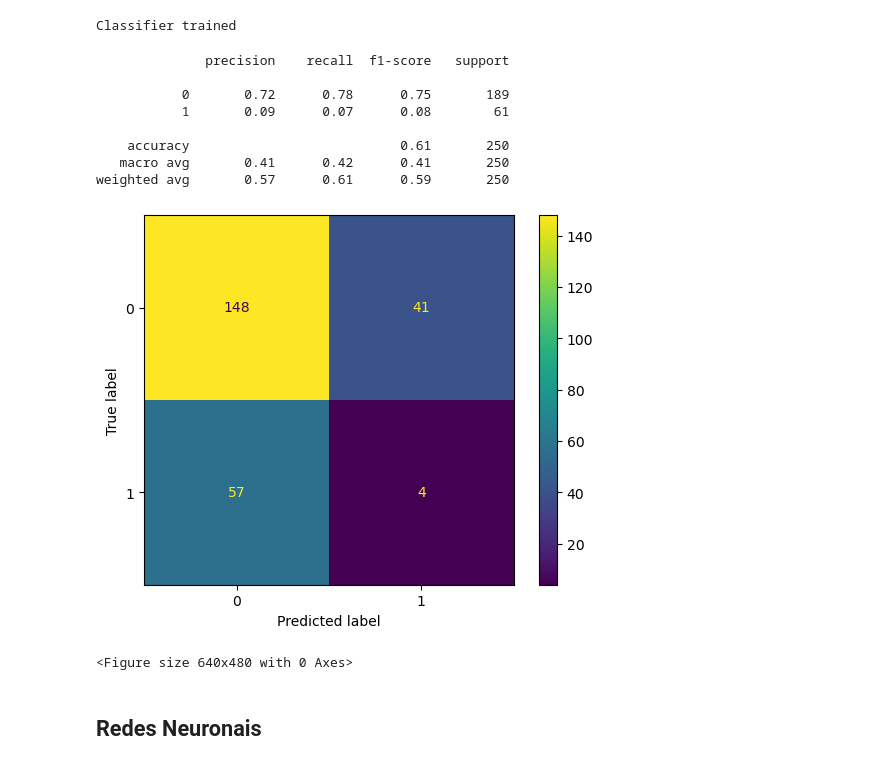
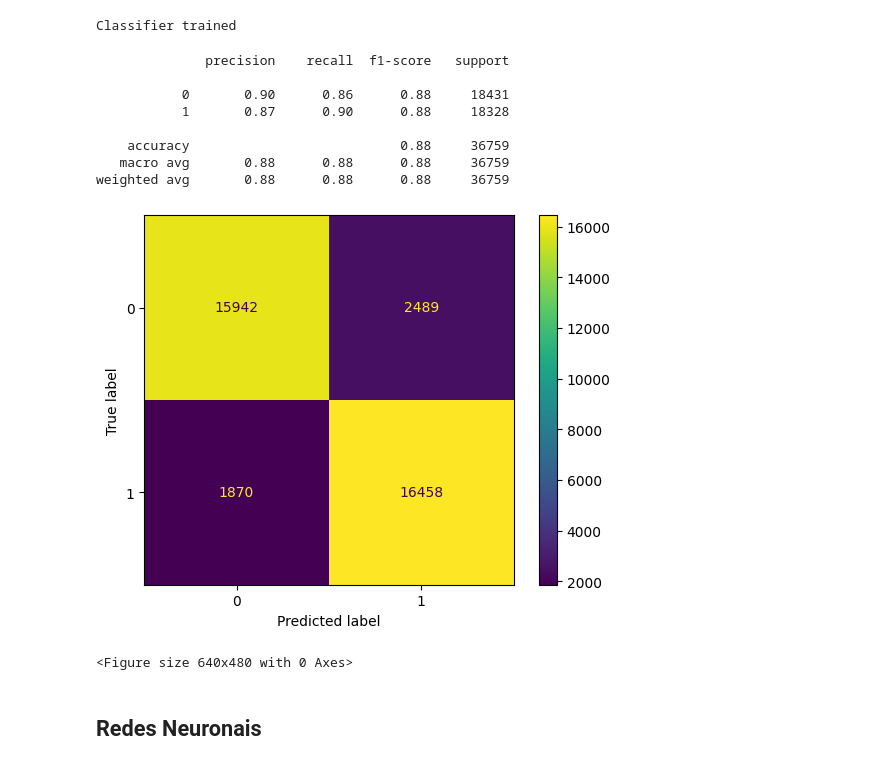
Before and after one commit to pedroojanuu/galaxy, a Jupyter notebook: algorithms_complete.ipynb, the cells around one changed output. Saved outputs shown, nothing was run; the diff lists cells and outputs as text; code cells hidden in the pictures.

```diff
--- a/algorithms_complete.ipynb
+++ b/algorithms_complete.ipynb
@@ -181,24 +197,33 @@ svm = SVC(
 
 trained_svm = train_classifier(
     svm,
-    inputs_over_sampl_normalized,
-    labels_over_sampl_normalized,
+    # training_inputs_under_sampl_normalized,
+    # training_classes_under_sampl_normalized,
+    training_inputs_over_sampl_normalized,
+    training_classes_over_sampl_normalized,
 )
+
+# trained_svm = train_classifier(
+#     svm,
+#     training_inputs_under_sampl_normalized,
+#     training_classes_under_sampl_normalized,
+# )
 # %% [output]
 Classifier trained
-# %%
-print_classification_report(trained_svm, testing_inputs, testing_classes, "svm.png", False)
-# %% [output]
-              precision    recall  f1-score   support
-
-           0       0.72      0.78      0.75       189
-           1       0.09      0.07      0.08        61
-
-    accuracy                           0.61       250
-   macro avg       0.41      0.42      0.41       250
-weighted avg       0.57      0.61      0.59       250
-[figure, removed]
-<Figure size 640x480 with 0 Axes>
+# %%
+# print_classification_report(trained_svm, testing_inputs_under_sampl_normalized, testing_classes_under_sampl_normalized, "svm.png", False)
+print_classification_report(trained_svm, testing_inputs_over_sampl_normalized, testing_classes_over_sampl_normalized, "svm.png", False)
+# %% [output]
+              precision    recall  f1-score   support
+
+           0       0.90      0.86      0.88     18431
+           1       0.87      0.90      0.88     18328
+
+    accuracy                           0.88     36759
+   macro avg       0.88      0.88      0.88     36759
+weighted avg       0.88      0.88      0.88     36759
+[figure, added]
+<Figure size 640x480 with 0 Axes>
 # %% [markdown]
 ## Redes Neuronais
 # %%
```
Also changed, not shown: parts of 16 cells of this notebook, 1 other file.
